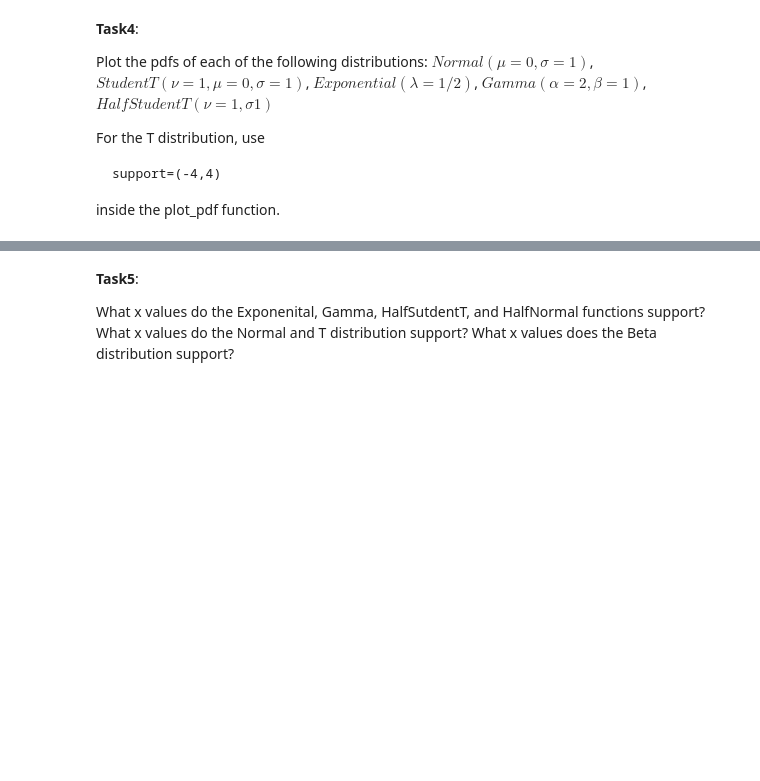
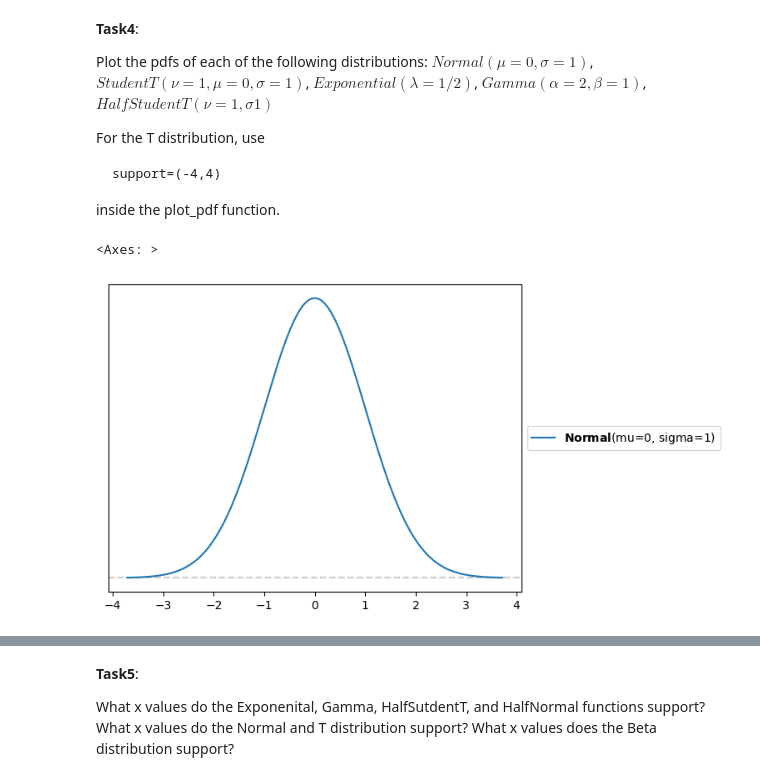
Before and after one commit to mrmaxguns/data-science-fundamentals, a Jupyter notebook: Unit3/Unit3ExercisesSF.ipynb, the cells around one changed output, grey strips where cells are left out. Cells and saved outputs as stored; diff of their text form; code cells hidden in the pictures; blank space fills up the shorter version.

````diff
--- a/Unit3/Unit3ExercisesSF.ipynb
+++ b/Unit3/Unit3ExercisesSF.ipynb
@@ -143,3 +143,8 @@ For the T distribution, use
 support=(-4,4)
 ```
 inside the plot_pdf function.
+# %%
+pz.Normal(mu=0, sigma=1).plot_pdf()
+# %% [output]
+<Axes: >
+[figure, added]
````
Also changed, not shown: parts of 23 cells of this notebook, 1 other file.
